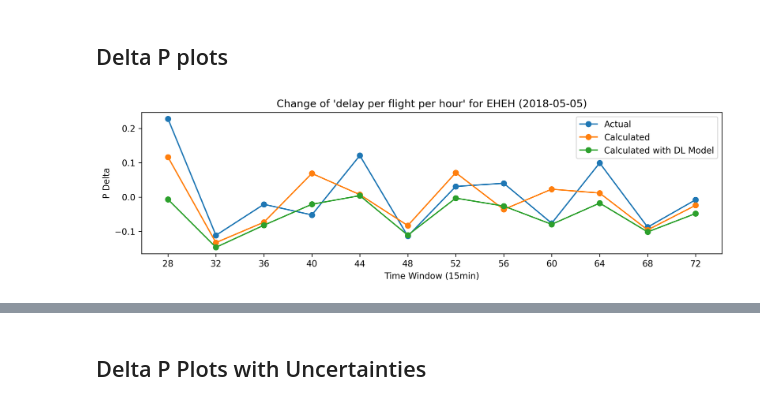
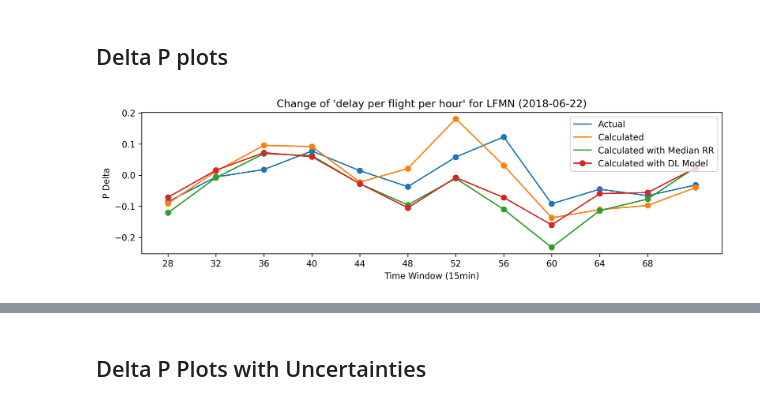
Before and after one commit to aksoym/EU_Airports_RecoveryEstimation, a Jupyter notebook: uncertainty_simulations/plot_case_study.ipynb, the cells around one changed output, grey strips where cells are left out. Saved outputs shown, nothing was run; the diff lists cells and outputs as text; code cells hidden in the pictures.

```diff
--- a/uncertainty_simulations/plot_case_study.ipynb
+++ b/uncertainty_simulations/plot_case_study.ipynb
@@ -42,12 +35,12 @@ features_to_drop = ['reg_type', 'reg_bool_type', 'reg_cause', "weather_predictio
 rr_dataset = RecoveryRateDataset(apt_df_path, features_to_drop=features_to_drop, sequence_length=SEQUENCE_LENGTH,
                                  fill_with='backfill')
 
-rr_dataloader = DataLoader(rr_dataset, batch_size=133, shuffle=False, num_workers=12)
+rr_dataloader = DataLoader(rr_dataset, batch_size=133, shuffle=False, num_workers=8)
 
 model = LSTMEstimator(len(rr_dataset.feature_names), initial_dense_layer_size=512, dense_parameter_multiplier=1,
                           dense_layer_count=8, lstm_layer_count=2, lstm_hidden_units=512, dropout=0.5,
                           sequence_length=SEQUENCE_LENGTH, loss="huber")
 
-checkpoint = torch.load("artifacts/model-35cgln33-v24/model.ckpt", map_location=torch.device("cpu"))
+checkpoint = torch.load("artifacts/model-35cgln33:v24/model.ckpt", map_location=torch.device("cpu"))
 model.load_state_dict(checkpoint["state_dict"])
 model.eval()
@@ -91,39 +102,39 @@ new_df["rr_prediction"] = rr_prediction_list
 ## Delta P plots
 # %%
 random = True
+tw_tuple =(24, 72, 4)
+tw=slice(tw_tuple[0], tw_tuple[1], 1)
 if random:
     date = str(rng.choice(np.arange(np.datetime64("2018-01-01"), np.datetime64("2018-07-01"))))
-    tw=slice(24, 72, 1)
     apt_idx = rng.integers(0, 133)
 else:
     date="2018-04-05"
-    tw=slice(24, 72, 1)
     apt_idx = 5
 
 index = (date, tw)
 
 apt_name = airport_df.index.unique("apt").tolist()[apt_idx]
 
-def diff_prop(slice_df, rr_label="rr_vector"):
-    return (((slice_df["infmat"] - slice_df[rr_label]) @ slice_df["p_vector"]) - ((slice_df["infmat"] @ slice_df["p_vector"]) * slice_df["p_vector"])) / 1
+def diff_prop(slice_df, inf_label = "infmat", rr_label="rr_vector", p_label="p_vector"):
+    return (((slice_df["infmat"] - slice_df[rr_label]) @ slice_df[p_label]) - ((slice_df["infmat"] @ slice_df[p_label]) * slice_df[p_label])) / 1
 
 slice_df = deepcopy(new_df.loc[index, :])
 
 def apt_index(vector):
     return vector[apt_idx]
 
-plot_kwargs = dict(figsize=(12, 3), xlabel="Time Window (15min)", ylabel="P Delta", legend=True, xticks=range(28, 76, 4), title=f"Change of 'delay per flight per hour' for {apt_name} ({date})",
+plot_kwargs = dict(figsize=(12, 3), xlabel="Time Window (15min)", ylabel="P Delta", legend=True, xticks=range(tw_tuple[0]+4, tw_tuple[1], 4), title=f"Change of 'delay per flight per hour' for {apt_name} ({date})",
                    marker="o")
 
 slice_df["calc_p"] = slice_df.apply(diff_prop, axis=1).values
 slice_df["calc_p_median_rr"] = slice_df.apply(diff_prop, axis=1, rr_label="median_rr").values
 slice_df["calc_p_rr_prediction"] = slice_df.apply(diff_prop, axis=1, rr_label="rr_prediction").values
 
 slice_df["p_vector"].reset_index(level="date", drop=True).apply(apt_index).diff().plot(**plot_kwargs, label="Actual")
 slice_df["calc_p"].reset_index(level="date", drop=True).apply(apt_index).shift(1).plot(**plot_kwargs, label="Calculated")
-#slice_df["calc_p_median_rr"].reset_index(level="date", drop=True).apply(apt_index).shift(1).plot(**plot_kwargs, label="Calculated with Median RR")
+slice_df["calc_p_median_rr"].reset_index(level="date", drop=True).apply(apt_index).shift(1).plot(**plot_kwargs, label="Calculated with Median RR")
 slice_df["calc_p_rr_prediction"].reset_index(level="date", drop=True).apply(apt_index).shift(1).plot(**plot_kwargs, label="Calculated with DL Model")
 
 plt.show()
 # %% [output]
-[figure, old version]
+[figure, new version]
```
Also changed, not shown: parts of 7 cells of this notebook, 1 other file.
